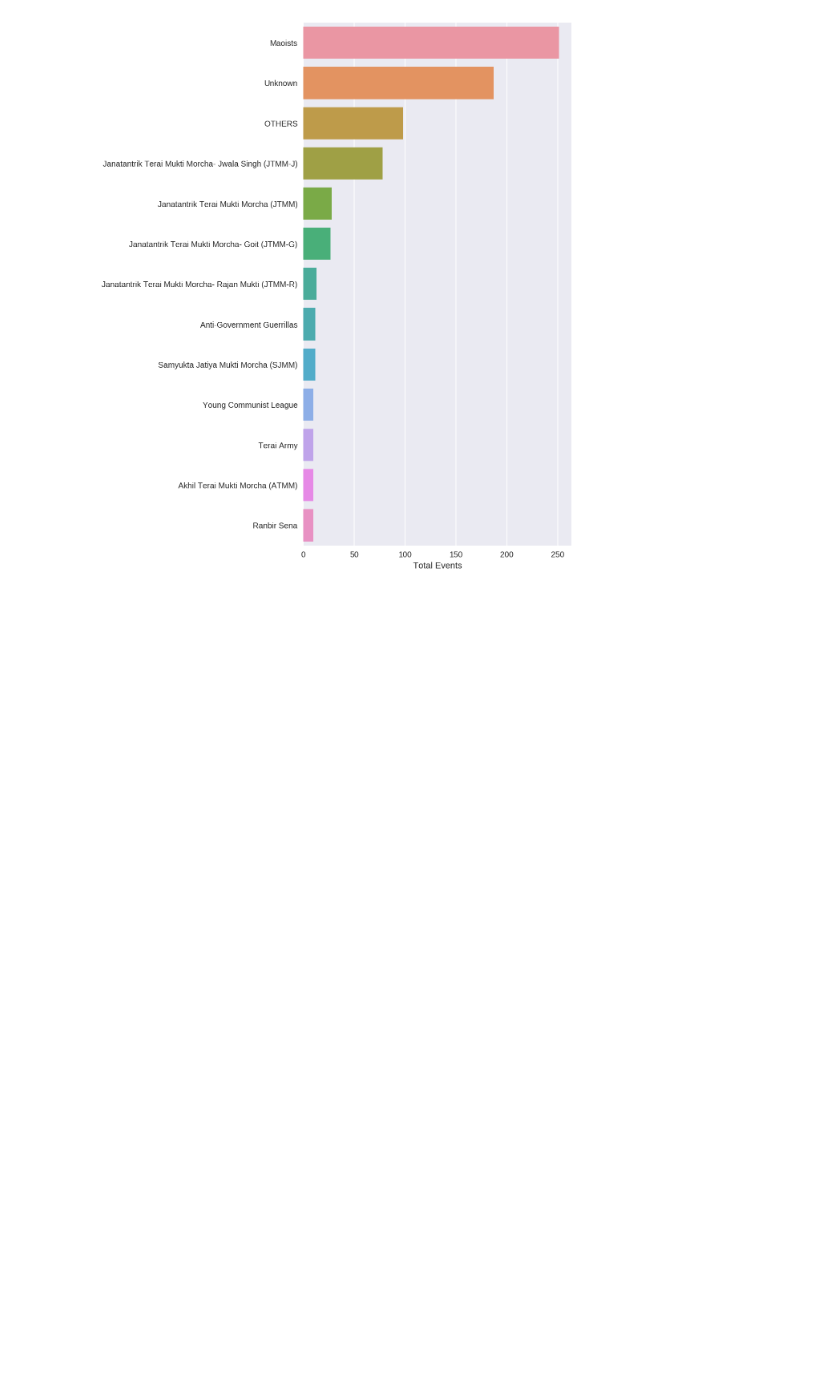
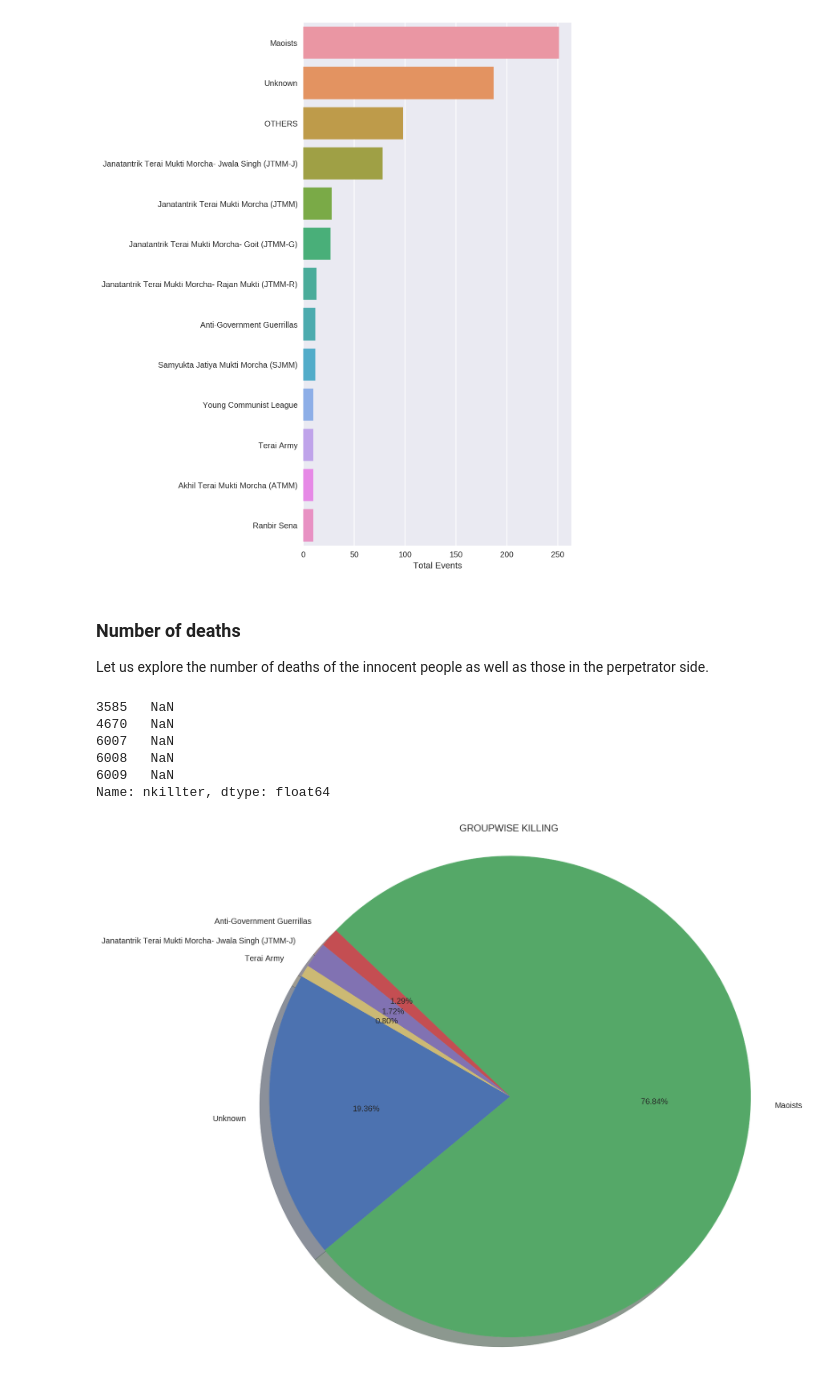
Before and after one commit to rnepal2/Global-Terrorism-Data-Analysis, a Jupyter notebook: Incidents_In_Nepal.ipynb, the cells around one changed output. Cells and saved outputs as stored; diff of their text form; code cells hidden in the pictures; blank space fills up the shorter version.

```diff
--- a/Incidents_In_Nepal.ipynb
+++ b/Incidents_In_Nepal.ipynb
@@ -130,4 +130,17 @@ ax.set(xlabel="Total Events", ylabel="")
 plt.show()
 # %% [output]
 [figure]
+# %% [markdown]
+### Number of deaths
+
+Let us explore the number of deaths of the innocent people as well as those in the perpetrator side.
+# %%
+df_nepal['nkillter'].head()
+# %% [output]
+3585   NaN
+4670   NaN
+6007   NaN
+6008   NaN
+6009   NaN
+Name: nkillter, dtype: float64
 # %%
@@ -145,10 +170,18 @@ for group in terror_groups:
 # %%
 # Plotting the piechart of number of killings by each groups
 
 n_killed, groups = [], []
 for group in list(nkill_group_dict.keys()):
     nkilled = nkill_group_dict[group]
     if nkilled < 15: continue
     n_killed.append(nkilled)
     groups.append(group)
+
+plt.figure(figsize=(12,12))
+plt.pie(n_killed, labels=groups, autopct='%1.2f%%', shadow=True, startangle=150)
+plt.axis('equal')
+plt.title('GROUPWISE KILLING')
+plt.show()
+# %% [output]
+[figure, added]
 # %%
```
Also changed, not shown: parts of 7 cells of this notebook.
